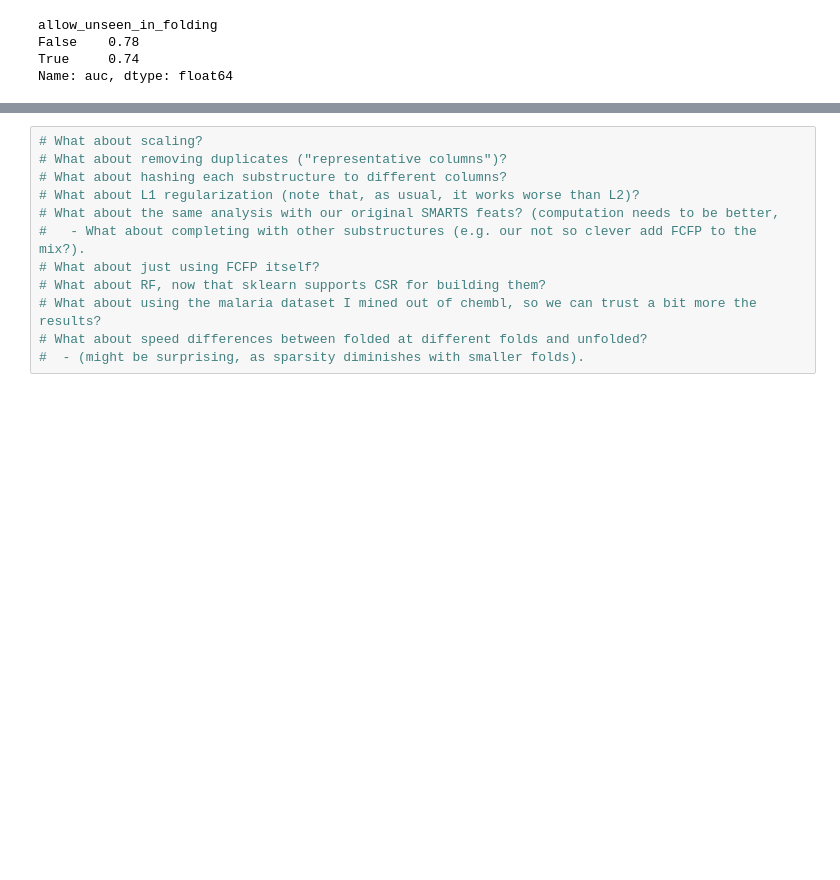
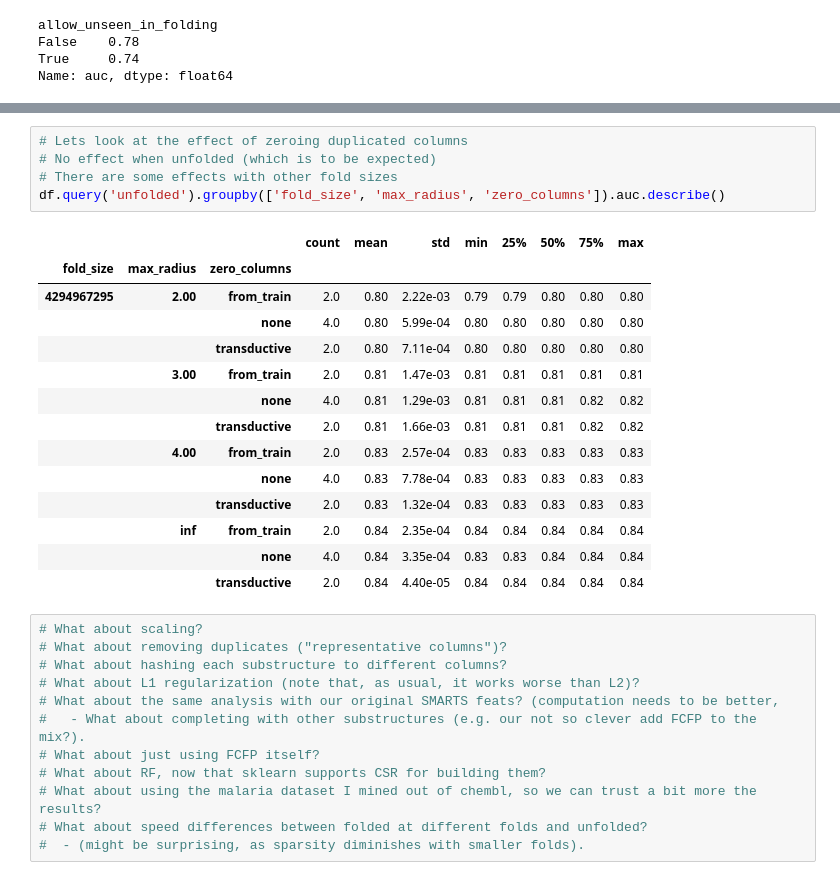
Before and after one commit to sdvillal/tdt-malaria-followup, a Jupyter notebook: tdt_autopsy/notebooks/logregs_competition_benchmark_explorations.ipynb, the cells around one changed output, grey strips where cells are left out. Drawn from its saved outputs; the diff is of its cells as text; blank space fills up the shorter version.

```diff
--- a/tdt_autopsy/notebooks/logregs_competition_benchmark_explorations.ipynb
+++ b/tdt_autopsy/notebooks/logregs_competition_benchmark_explorations.ipynb
@@ -368,3 +377,23 @@ df.query('row_normalizer == "none" and '
+# %%
+# Lets look at the effect of zeroing duplicated columns
+# No effect when unfolded (which is to be expected)
+# There are some effects with other fold sizes
+df.query('unfolded').groupby(['fold_size', 'max_radius', 'zero_columns']).auc.describe()
+# %% [output]
+|  |  |  | count | mean | std | min | 25% | 50% | 75% | max |
+| fold_size | max_radius | zero_columns |  |  |  |  |  |  |  |  |
+| 4294967295 | 2.00 | from_train | 2.0 | 0.80 | 2.22e-03 | 0.79 | 0.79 | 0.80 | 0.80 | 0.80 |
+|  |  | none | 4.0 | 0.80 | 5.99e-04 | 0.80 | 0.80 | 0.80 | 0.80 | 0.80 |
+|  |  | transductive | 2.0 | 0.80 | 7.11e-04 | 0.80 | 0.80 | 0.80 | 0.80 | 0.80 |
+|  | 3.00 | from_train | 2.0 | 0.81 | 1.47e-03 | 0.81 | 0.81 | 0.81 | 0.81 | 0.81 |
+|  |  | none | 4.0 | 0.81 | 1.29e-03 | 0.81 | 0.81 | 0.81 | 0.82 | 0.82 |
+|  |  | transductive | 2.0 | 0.81 | 1.66e-03 | 0.81 | 0.81 | 0.81 | 0.82 | 0.82 |
+|  | 4.00 | from_train | 2.0 | 0.83 | 2.57e-04 | 0.83 | 0.83 | 0.83 | 0.83 | 0.83 |
+|  |  | none | 4.0 | 0.83 | 7.78e-04 | 0.83 | 0.83 | 0.83 | 0.83 | 0.83 |
+|  |  | transductive | 2.0 | 0.83 | 1.32e-04 | 0.83 | 0.83 | 0.83 | 0.83 | 0.83 |
+|  | inf | from_train | 2.0 | 0.84 | 2.35e-04 | 0.84 | 0.84 | 0.84 | 0.84 | 0.84 |
+|  |  | none | 4.0 | 0.84 | 3.35e-04 | 0.83 | 0.83 | 0.84 | 0.84 | 0.84 |
+|  |  | transductive | 2.0 | 0.84 | 4.40e-05 | 0.84 | 0.84 | 0.84 | 0.84 | 0.84 |
 # %%
 # What about scaling?
 # What about removing duplicates ("representative columns")?
```
Also changed, not shown: parts of 10 cells of this notebook.
